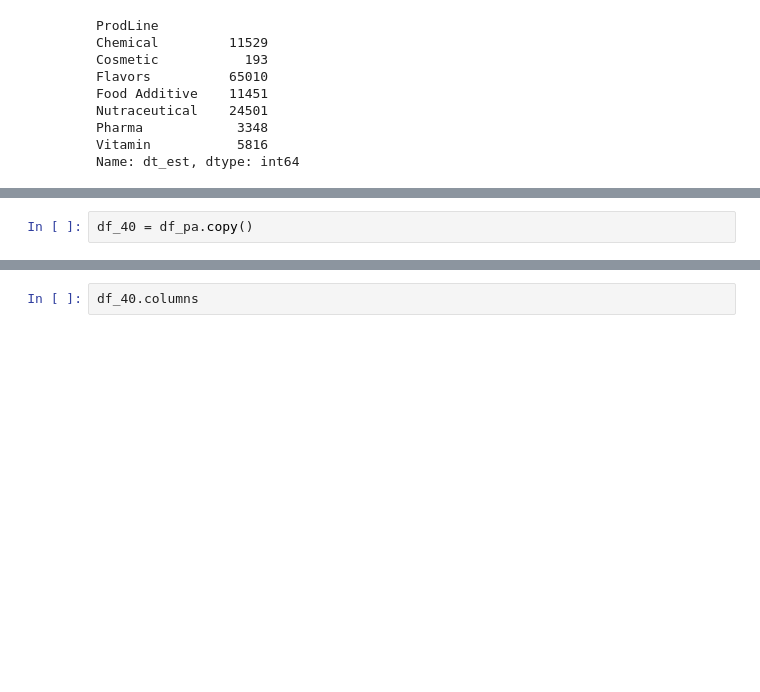
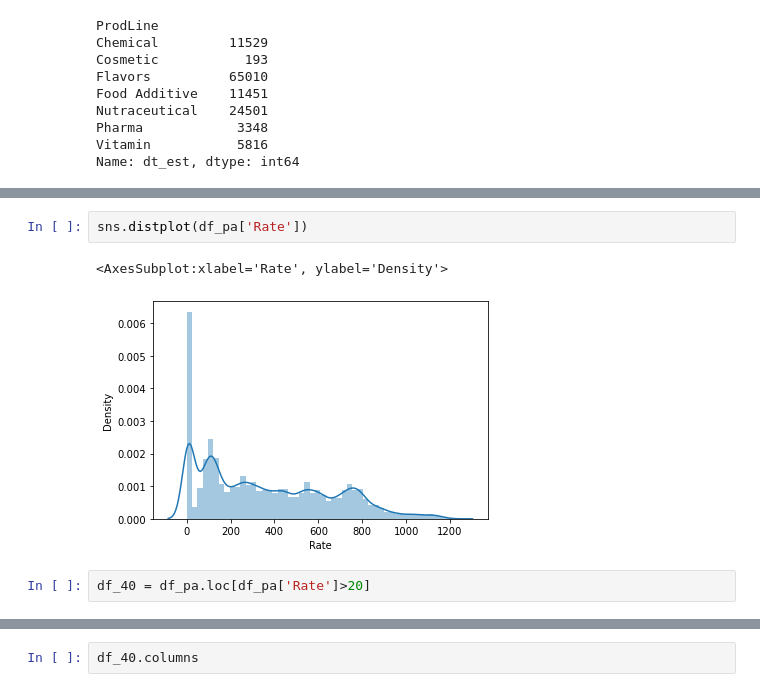
Before and after one commit to L3P3titPrince/Spray_Weather_Forecast, a Jupyter notebook: 21_Weather.ipynb, the cells around one changed output, grey strips where cells are left out. Saved outputs shown, nothing was run; the diff lists cells and outputs as text; blank space fills up the shorter version.

```diff
--- a/21_Weather.ipynb
+++ b/21_Weather.ipynb
@@ -817,5 +1065,10 @@ df_multi.head(5)
 | 2 | 2016-01-02 08:54:58.000 | NJSD313825 | 10013-0000 | Dryer 04 | 333.7357 | 352.2 | 105.5 | ... |
 | 3 | 2016-01-02 11:06:57.863 | NJSD312807 | 10558-0000 | Dryer 03 | 4270.412 | 3935.3999 | 92.2 | ... |
 | 4 | 2016-01-02 11:06:57.863 | NJSD312807 | 10558-0000 | Dryer 03 | 4270.412 | 3935.3999 | 92.2 | ... |
-# %%
-df_40 = df_pa.copy()
+# %%
+sns.distplot(df_pa['Rate'])
+# %% [output]
+<AxesSubplot:xlabel='Rate', ylabel='Density'>
+[figure, added]
+# %%
+df_40 = df_pa.loc[df_pa['Rate']>20]
```
Also changed, not shown: parts of 73 cells of this notebook, 3 other files.
